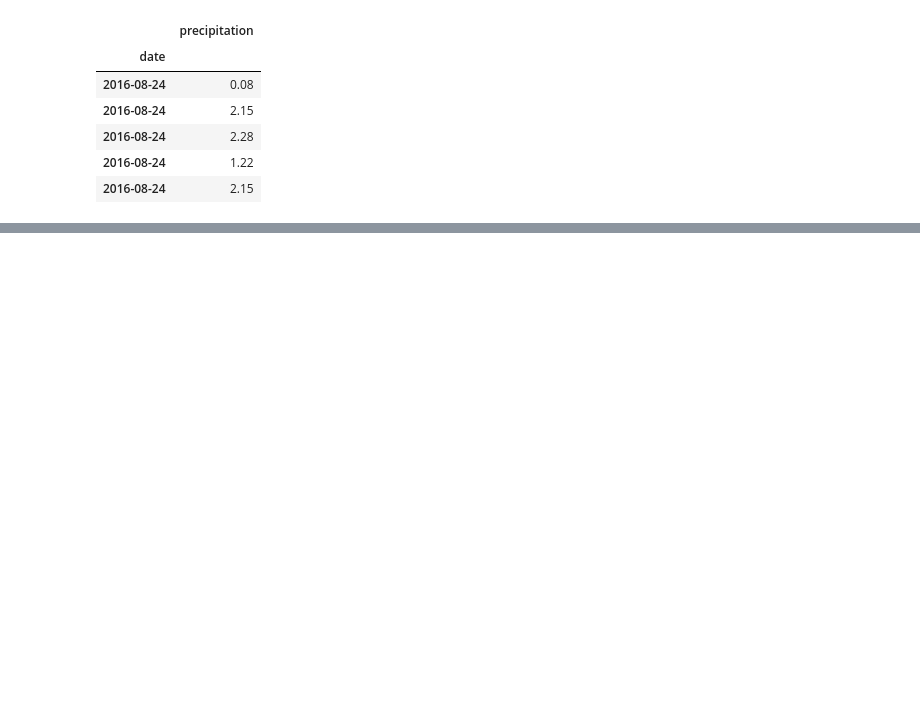
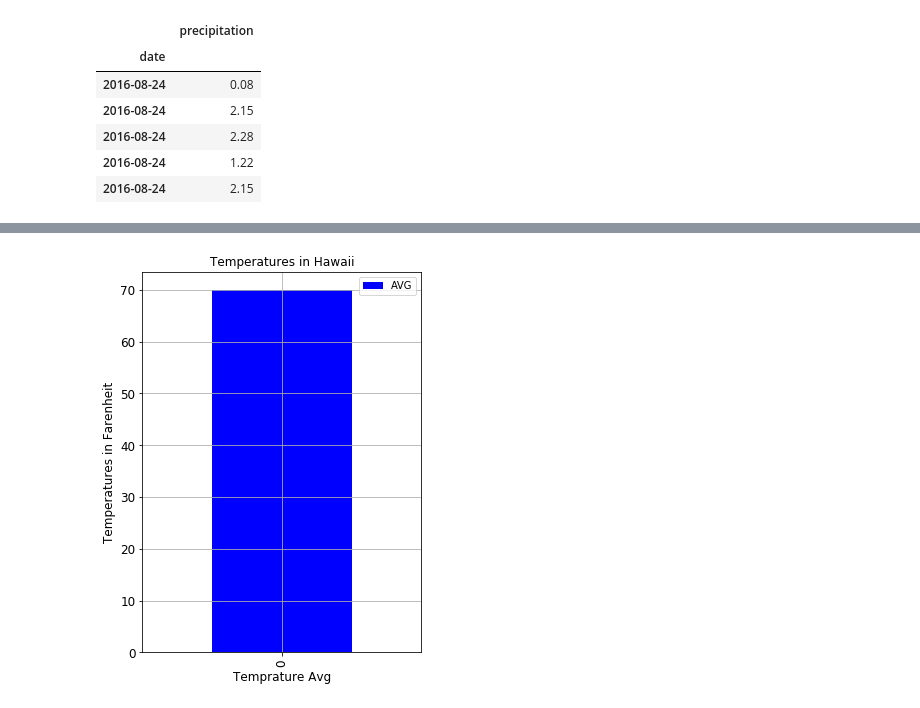
Before and after one commit to blair5431/DataVisHomework, a Jupyter notebook: Advance_SQL/climate_analysis.ipynb, the cells around one changed output, grey strips where cells are left out. Drawn from its saved outputs; the diff is of its cells as text; code cells hidden in the pictures; blank space fills up the shorter version.

```diff
--- a/Advance_SQL/climate_analysis.ipynb
+++ b/Advance_SQL/climate_analysis.ipynb
@@ -186,0 +187,6 @@ join_obj = user_t.join(email_t,
+# %%
+#Temperature Analysis
+def calc_temps (start_date, end_date):
+
+    return session.query(func.min(Measurements.tobs), func.avg(Measurements.tobs), func.max(Measurements.tobs)).\
+        filter(Measurements.date >= start_date).filter(Measurements.date <= end_date).all()
@@ -186,0 +205,7 @@ join_obj = user_t.join(email_t,
+# %%
+temp_chart = vaccation_temps_df[['AVG']].plot(kind='bar', title ="Temperatures in Hawaii", figsize=(5, 7), legend=True, fontsize=12, grid=True, color='blue')
+temp_chart.set_xlabel("Temprature Avg", fontsize=12)
+temp_chart.set_ylabel("Temperatures in Farenheit", fontsize=12)
+plt.show()
+# %% [output]
+[figure, added]
```
Also changed, not shown: parts of 8 cells of this notebook, 1 other file.
